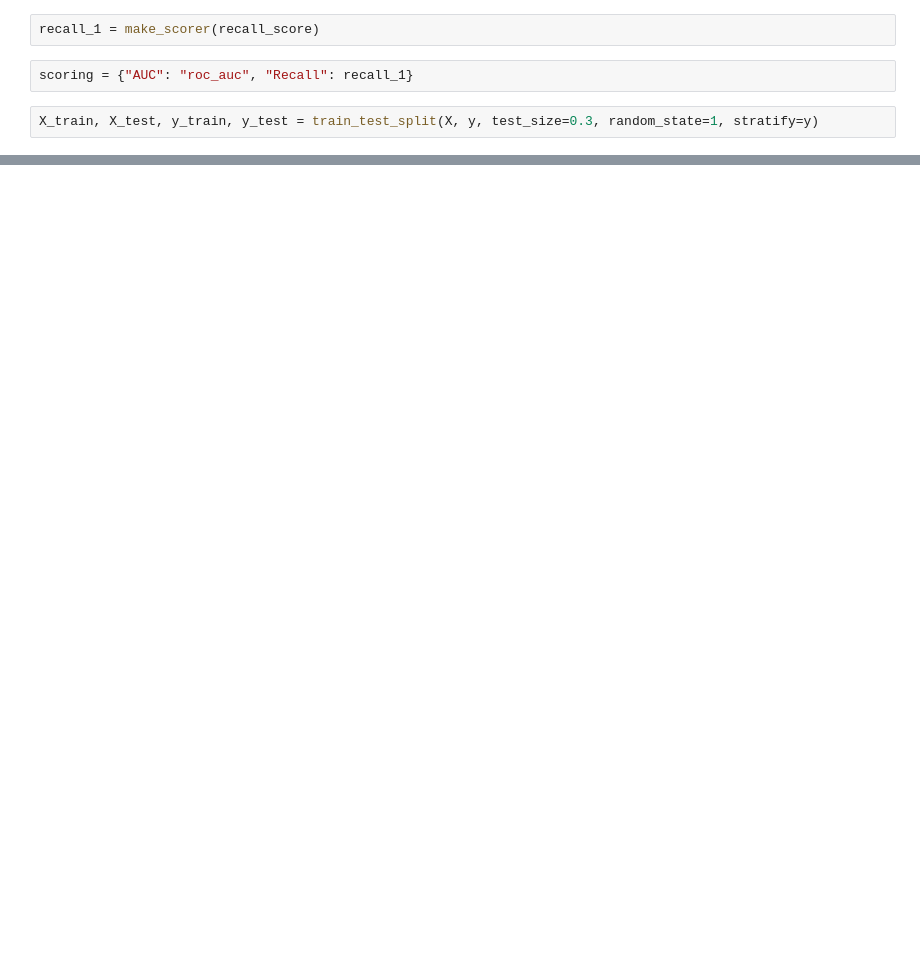
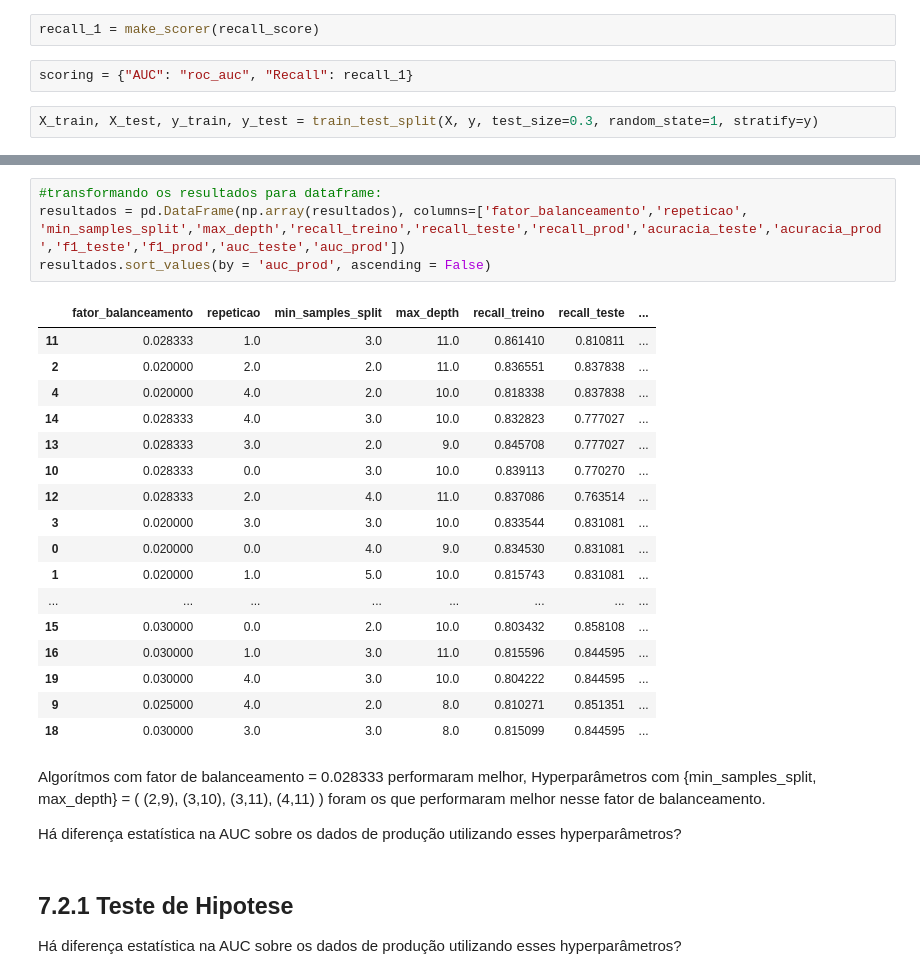
Before and after one commit to webercg/CreditCard-Fraud, a Jupyter notebook: Deteccao de Fraude.ipynb, the cells around one changed output, grey strips where cells are left out. Drawn from its saved outputs; the diff is of its cells as text; blank space fills up the shorter version.

```diff
--- a/Deteccao de Fraude.ipynb
+++ b/Deteccao de Fraude.ipynb
@@ -870,0 +1321,30 @@ recall_1_treino_dt
+# %%
+#transformando os resultados para dataframe:
+resultados = pd.DataFrame(np.array(resultados), columns=['fator_balanceamento','repeticao', 'min_samples_split','max_depth','recall_treino','recall_teste','recall_prod','acuracia_teste','acuracia_prod','f1_teste','f1_prod','auc_teste','auc_prod'])
+resultados.sort_values(by = 'auc_prod', ascending = False)
+# %% [output]
+|  | fator_balanceamento | repeticao | min_samples_split | max_depth | recall_treino | recall_teste | ... |
+| 11 | 0.028333 | 1.0 | 3.0 | 11.0 | 0.861410 | 0.810811 | ... |
+| 2 | 0.020000 | 2.0 | 2.0 | 11.0 | 0.836551 | 0.837838 | ... |
+| 4 | 0.020000 | 4.0 | 2.0 | 10.0 | 0.818338 | 0.837838 | ... |
+| 14 | 0.028333 | 4.0 | 3.0 | 10.0 | 0.832823 | 0.777027 | ... |
+| 13 | 0.028333 | 3.0 | 2.0 | 9.0 | 0.845708 | 0.777027 | ... |
+| 10 | 0.028333 | 0.0 | 3.0 | 10.0 | 0.839113 | 0.770270 | ... |
+| 12 | 0.028333 | 2.0 | 4.0 | 11.0 | 0.837086 | 0.763514 | ... |
+| 3 | 0.020000 | 3.0 | 3.0 | 10.0 | 0.833544 | 0.831081 | ... |
+| 0 | 0.020000 | 0.0 | 4.0 | 9.0 | 0.834530 | 0.831081 | ... |
+| 1 | 0.020000 | 1.0 | 5.0 | 10.0 | 0.815743 | 0.831081 | ... |
+| ... | ... | ... | ... | ... | ... | ... | ... |
+| 15 | 0.030000 | 0.0 | 2.0 | 10.0 | 0.803432 | 0.858108 | ... |
+| 16 | 0.030000 | 1.0 | 3.0 | 11.0 | 0.815596 | 0.844595 | ... |
+| 19 | 0.030000 | 4.0 | 3.0 | 10.0 | 0.804222 | 0.844595 | ... |
+| 9 | 0.025000 | 4.0 | 2.0 | 8.0 | 0.810271 | 0.851351 | ... |
+| 18 | 0.030000 | 3.0 | 3.0 | 8.0 | 0.815099 | 0.844595 | ... |
+# %% [markdown]
+Algorítmos com fator de balanceamento = 0.028333 performaram melhor,
+Hyperparâmetros com {min_samples_split, max_depth} = ( (2,9), (3,10), (3,11), (4,11) ) foram os que performaram melhor nesse fator de balanceamento.
+
+Há diferença estatística na AUC sobre os dados de produção utilizando esses hyperparâmetros?
+# %% [markdown]
+## 7.2.1 Teste de Hipotese
+Há diferença estatística na AUC sobre os dados de produção utilizando esses hyperparâmetros?
```
Also changed, not shown: parts of 167 cells of this notebook.
